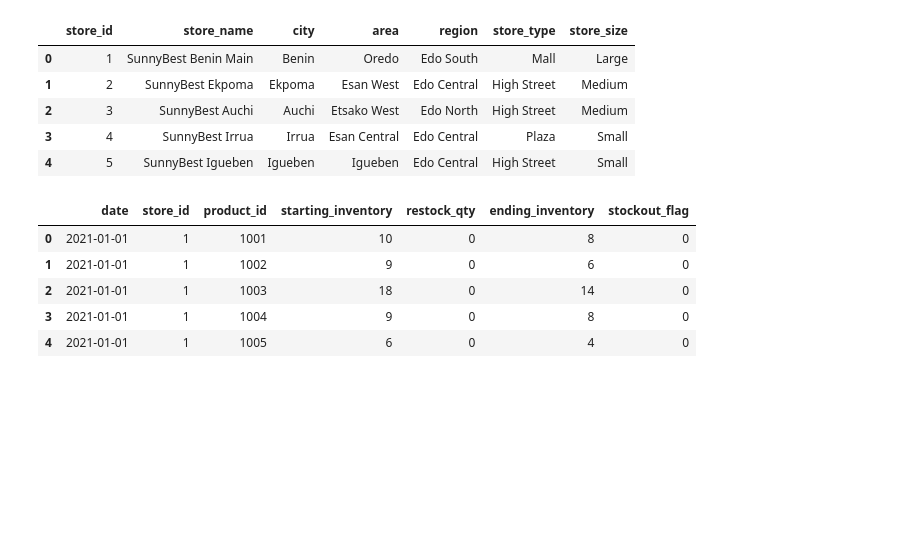
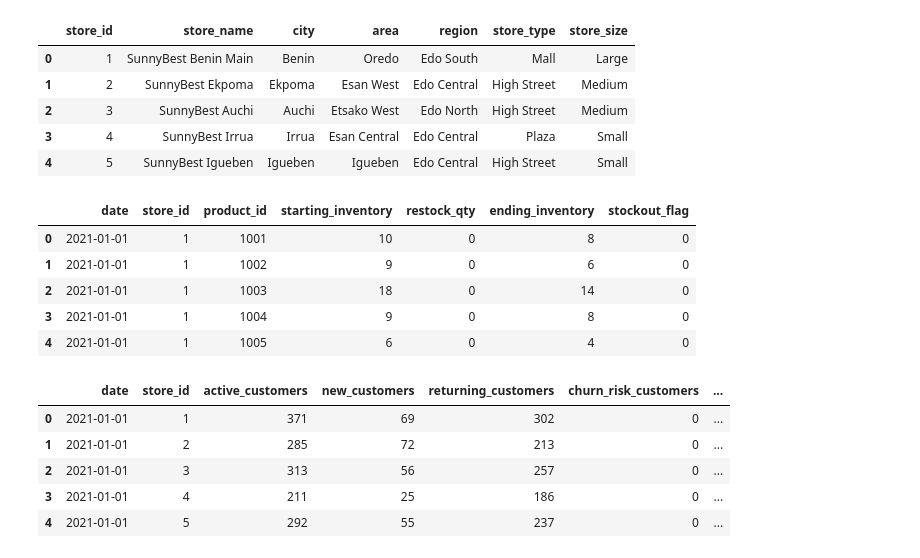
Before and after one commit to SunnyX-AI/ai-powered-sales-forecasting, a Jupyter notebook: notebooks/00_experiments.ipynb, the cells around one changed output. Saved outputs shown, nothing was run; the diff lists cells and outputs as text; code cells hidden in the pictures; blank space fills up the shorter version.

```diff
--- a/notebooks/00_experiments.ipynb
+++ b/notebooks/00_experiments.ipynb
@@ -427,3 +413,28 @@ inventory.head()
 | 2 | 2021-01-01 | 1 | 1003 | 18 | 0 | 14 | 0 |
 | 3 | 2021-01-01 | 1 | 1004 | 9 | 0 | 8 | 0 |
 | 4 | 2021-01-01 | 1 | 1005 | 6 | 0 | 4 | 0 |
+# %%
+# Load all datasets
+
+sales = pd.read_csv(f"{raw}/sunnybest_sales.csv", parse_dates=["date"])
+products = pd.read_csv(f"{raw}/sunnybest_products.csv")
+stores = pd.read_csv(f"{raw}/sunnybest_stores.csv")
+calendar = pd.read_csv(f"{raw}/sunnybest_calendar.csv", parse_dates=["date"])
+promos = pd.read_csv(f"{raw}/sunnybest_promotions.csv", parse_dates=["date"])
+weather = pd.read_csv(f"{raw}/sunnybest_weather.csv", parse_dates=["date"])
+inventory = pd.read_csv(f"{raw}/sunnybest_inventory.csv", parse_dates=["date"])
+
+# 🆕 New datasets
+customer_activity = pd.read_csv(f"{raw}/sunnybest_customer_activity.csv", parse_dates=["date"])
+store_operations = pd.read_csv(f"{raw}/sunnybest_store_operations.csv", parse_dates=["date"])
+policy_regimes = pd.read_csv(f"{raw}/sunnybest_policy_regimes.csv", parse_dates=["start_date", "end_date"])
+restriction_events = pd.read_csv(f"{raw}/sunnybest_restriction_events.csv", parse_dates=["date"])
+# %%
+customer_activity.head()
+# %% [output]
+|  | date | store_id | active_customers | new_customers | returning_customers | churn_risk_customers | ... |
+| 0 | 2021-01-01 | 1 | 371 | 69 | 302 | 0 | ... |
+| 1 | 2021-01-01 | 2 | 285 | 72 | 213 | 0 | ... |
+| 2 | 2021-01-01 | 3 | 313 | 56 | 257 | 0 | ... |
+| 3 | 2021-01-01 | 4 | 211 | 25 | 186 | 0 | ... |
+| 4 | 2021-01-01 | 5 | 292 | 55 | 237 | 0 | ... |
```
Also changed, not shown: parts of 2 cells of this notebook.
